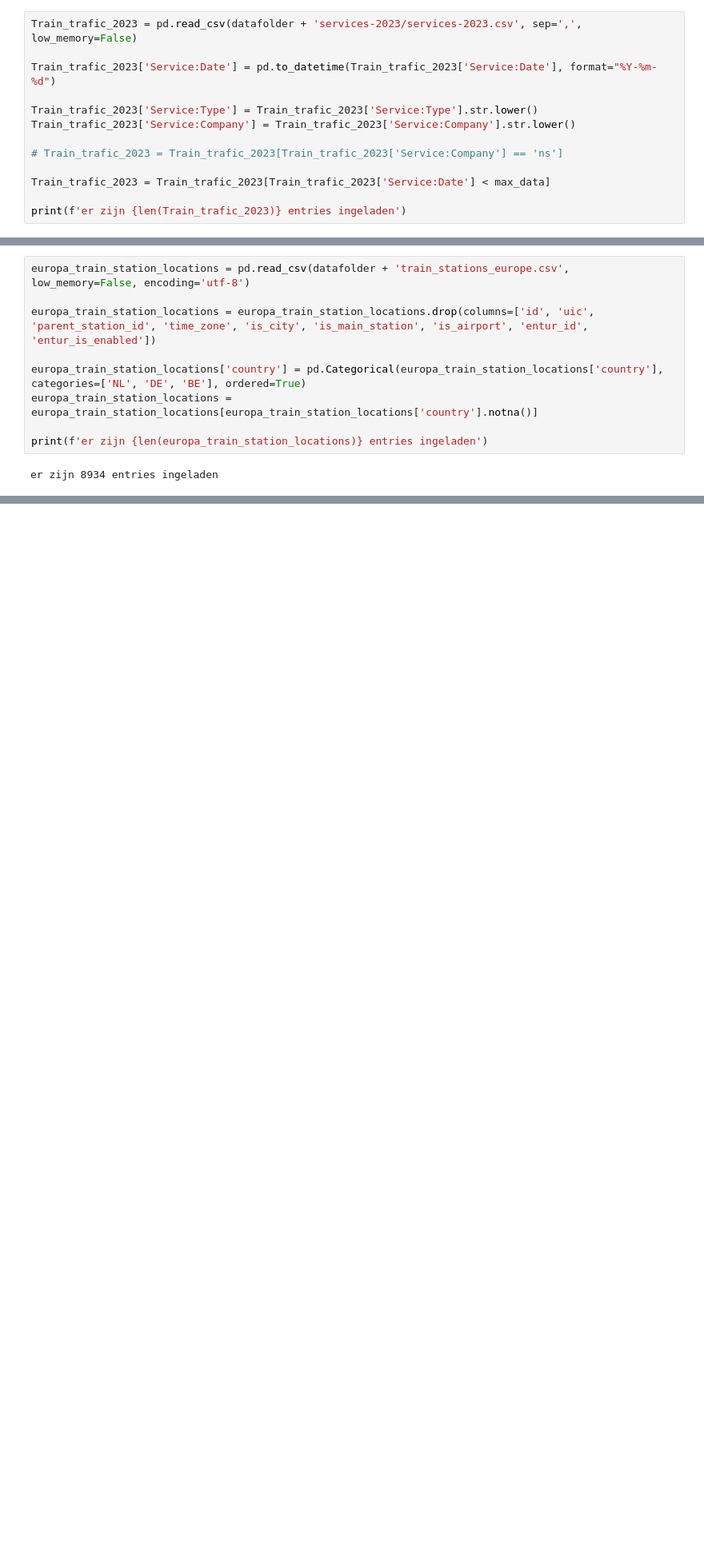
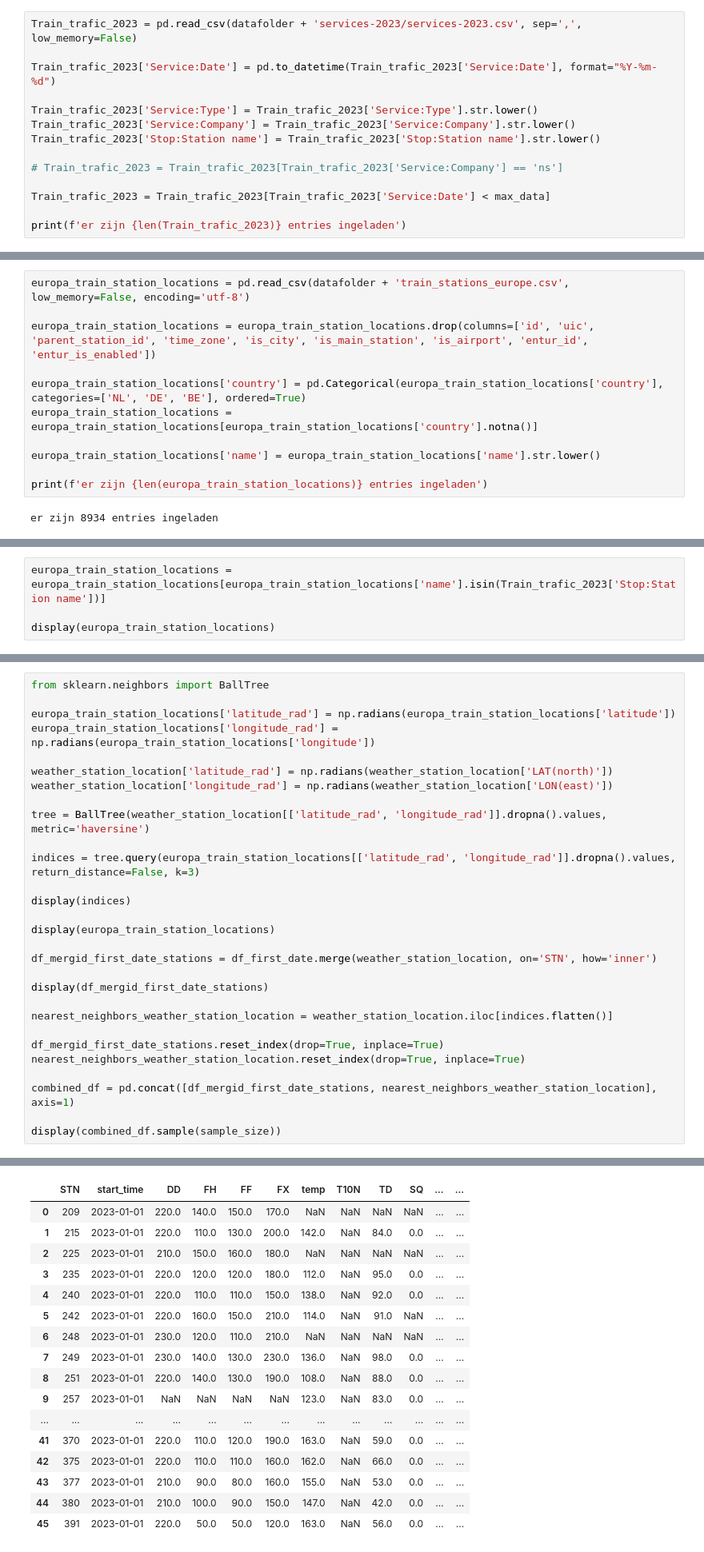
Before and after one commit to koppertje24/semester-4-Fontys, a Jupyter notebook: Chalange.ipynb, the cells around one changed output, grey strips where cells are left out. Shown at 80% size. Saved outputs shown, nothing was run; the diff lists cells and outputs as text; blank space fills up the shorter version.

```diff
--- a/Chalange.ipynb
+++ b/Chalange.ipynb
@@ -76,6 +76,7 @@ Train_trafic_2023['Service:Date'] = pd.to_datetime(Train_trafic_2023['Service:Da
 
 Train_trafic_2023['Service:Type'] = Train_trafic_2023['Service:Type'].str.lower()
 Train_trafic_2023['Service:Company'] = Train_trafic_2023['Service:Company'].str.lower()
+Train_trafic_2023['Stop:Station name'] = Train_trafic_2023['Stop:Station name'].str.lower()
 
 # Train_trafic_2023 = Train_trafic_2023[Train_trafic_2023['Service:Company'] == 'ns']
 
@@ -158,6 +181,8 @@ europa_train_station_locations = europa_train_station_locations.drop(columns=['i
 europa_train_station_locations['country'] = pd.Categorical(europa_train_station_locations['country'], categories=['NL', 'DE', 'BE'], ordered=True)
 europa_train_station_locations = europa_train_station_locations[europa_train_station_locations['country'].notna()]
 
+europa_train_station_locations['name'] = europa_train_station_locations['name'].str.lower()
+
 print(f'er zijn {len(europa_train_station_locations)} entries ingeladen')
 # %% [output]
 er zijn 8934 entries ingeladen
@@ -240,0 +423,4 @@ display(europa_train_station_locations.sample(sample_size))
+# %%
+europa_train_station_locations = europa_train_station_locations[europa_train_station_locations['name'].isin(Train_trafic_2023['Stop:Station name'])]
+
+display(europa_train_station_locations)
@@ -240,0 +447,30 @@ display(europa_train_station_locations.sample(sample_size))
+# %%
+from sklearn.neighbors import BallTree
+
+europa_train_station_locations['latitude_rad'] = np.radians(europa_train_station_locations['latitude'])
+europa_train_station_locations['longitude_rad'] = np.radians(europa_train_station_locations['longitude'])
+
+weather_station_location['latitude_rad'] = np.radians(weather_station_location['LAT(north)'])
+weather_station_location['longitude_rad'] = np.radians(weather_station_location['LON(east)'])
+
+tree = BallTree(weather_station_location[['latitude_rad', 'longitude_rad']].dropna().values, metric='haversine')
+
+indices = tree.query(europa_train_station_locations[['latitude_rad', 'longitude_rad']].dropna().values, return_distance=False, k=3)
+
+display(indices)
+
+display(europa_train_station_locations)
+
+df_mergid_first_date_stations = df_first_date.merge(weather_station_location, on='STN', how='inner')
+
+display(df_mergid_first_date_stations)
+
+nearest_neighbors_weather_station_location = weather_station_location.iloc[indices.flatten()]
+
+df_mergid_first_date_stations.reset_index(drop=True, inplace=True)
+nearest_neighbors_weather_station_location.reset_index(drop=True, inplace=True)
+
+combined_df = pd.concat([df_mergid_first_date_stations, nearest_neighbors_weather_station_location], axis=1)
+
+display(combined_df.sample(sample_size))
+# %% [output]
@@ -240,0 +497,17 @@ display(europa_train_station_locations.sample(sample_size))
+|  | STN | start_time | DD | FH | FF | FX | temp | T10N | TD | SQ | ... | ... |
+| 0 | 209 | 2023-01-01 | 220.0 | 140.0 | 150.0 | 170.0 | NaN | NaN | NaN | NaN | ... | ... |
+| 1 | 215 | 2023-01-01 | 220.0 | 110.0 | 130.0 | 200.0 | 142.0 | NaN | 84.0 | 0.0 | ... | ... |
+| 2 | 225 | 2023-01-01 | 210.0 | 150.0 | 160.0 | 180.0 | NaN | NaN | NaN | NaN | ... | ... |
+| 3 | 235 | 2023-01-01 | 220.0 | 120.0 | 120.0 | 180.0 | 112.0 | NaN | 95.0 | 0.0 | ... | ... |
+| 4 | 240 | 2023-01-01 | 220.0 | 110.0 | 110.0 | 150.0 | 138.0 | NaN | 92.0 | 0.0 | ... | ... |
+| 5 | 242 | 2023-01-01 | 220.0 | 160.0 | 150.0 | 210.0 | 114.0 | NaN | 91.0 | NaN | ... | ... |
+| 6 | 248 | 2023-01-01 | 230.0 | 120.0 | 110.0 | 210.0 | NaN | NaN | NaN | NaN | ... | ... |
+| 7 | 249 | 2023-01-01 | 230.0 | 140.0 | 130.0 | 230.0 | 136.0 | NaN | 98.0 | 0.0 | ... | ... |
+| 8 | 251 | 2023-01-01 | 220.0 | 140.0 | 130.0 | 190.0 | 108.0 | NaN | 88.0 | 0.0 | ... | ... |
+| 9 | 257 | 2023-01-01 | NaN | NaN | NaN | NaN | 123.0 | NaN | 83.0 | 0.0 | ... | ... |
+| ... | ... | ... | ... | ... | ... | ... | ... | ... | ... | ... | ... | ... |
+| 41 | 370 | 2023-01-01 | 220.0 | 110.0 | 120.0 | 190.0 | 163.0 | NaN | 59.0 | 0.0 | ... | ... |
+| 42 | 375 | 2023-01-01 | 220.0 | 110.0 | 110.0 | 160.0 | 162.0 | NaN | 66.0 | 0.0 | ... | ... |
+| 43 | 377 | 2023-01-01 | 210.0 | 90.0 | 80.0 | 160.0 | 155.0 | NaN | 53.0 | 0.0 | ... | ... |
+| 44 | 380 | 2023-01-01 | 210.0 | 100.0 | 90.0 | 150.0 | 147.0 | NaN | 42.0 | 0.0 | ... | ... |
+| 45 | 391 | 2023-01-01 | 220.0 | 50.0 | 50.0 | 120.0 | 163.0 | NaN | 56.0 | 0.0 | ... | ... |
```
Also changed, not shown: parts of 26 cells of this notebook, 2 other files.
